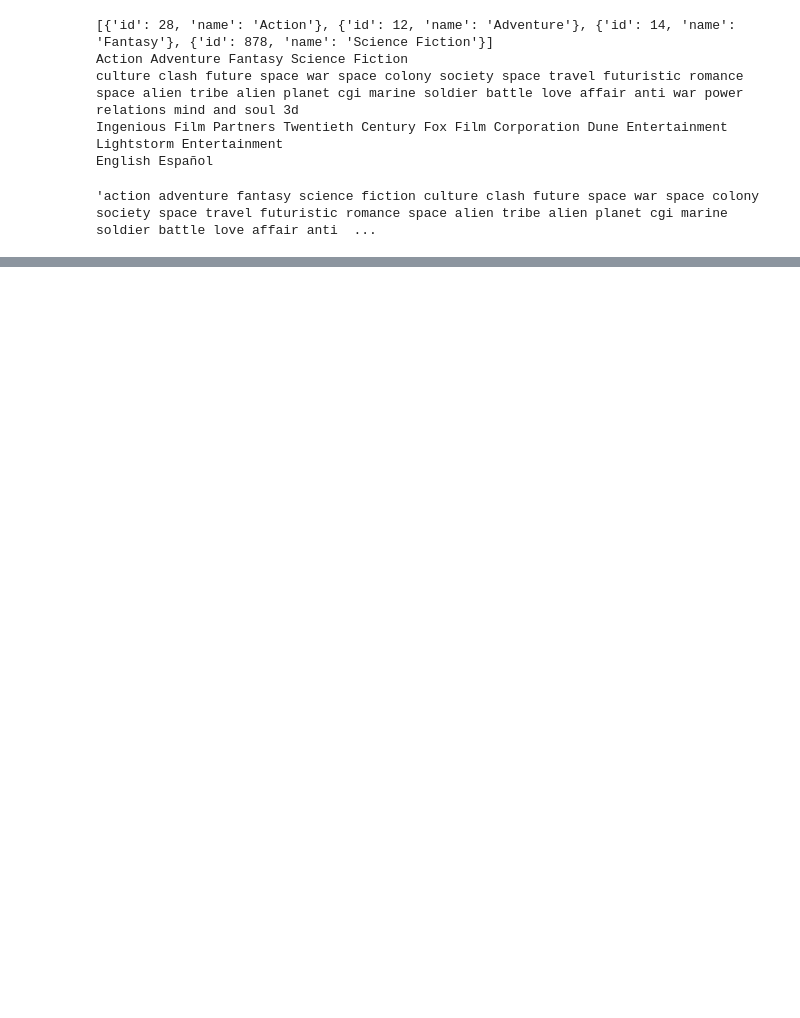
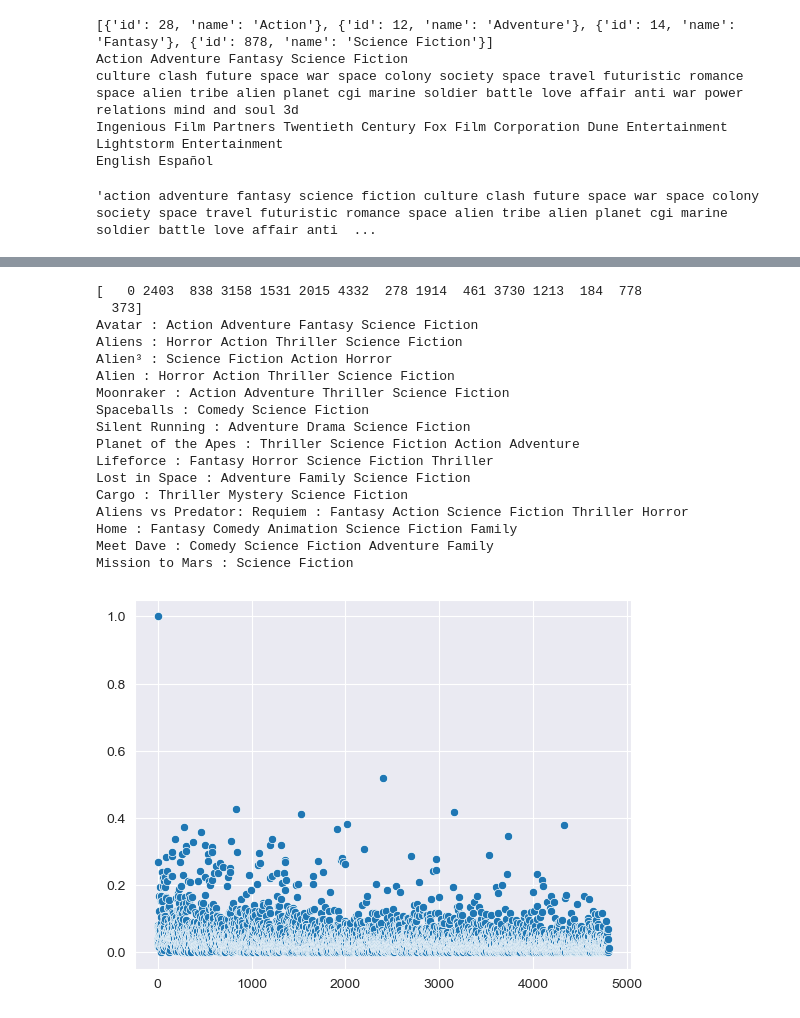
Before and after one commit to adhocmaster/nlp-practice, a Jupyter notebook: classical/movie-recommender-tfidf.ipynb, the cells around one changed output, grey strips where cells are left out. Cells and saved outputs as stored; diff of their text form; code cells hidden in the pictures; blank space fills up the shorter version.

```diff
--- a/classical/movie-recommender-tfidf.ipynb
+++ b/classical/movie-recommender-tfidf.ipynb
@@ -186,0 +254,22 @@ similarMovies = query(df, "Scream 3", vectorizer, vectorInputs, 5)
+# %%
+similarMovies = query(df, "Avatar", vectorizer, vectorInputs, 15)
+printMovieInfo(similarMovies)
+# %% [output]
+[   0 2403  838 3158 1531 2015 4332  278 1914  461 3730 1213  184  778
+  373]
+Avatar : Action Adventure Fantasy Science Fiction
+Aliens : Horror Action Thriller Science Fiction
+Alien³ : Science Fiction Action Horror
+Alien : Horror Action Thriller Science Fiction
+Moonraker : Action Adventure Thriller Science Fiction
+Spaceballs : Comedy Science Fiction
+Silent Running : Adventure Drama Science Fiction
+Planet of the Apes : Thriller Science Fiction Action Adventure
+Lifeforce : Fantasy Horror Science Fiction Thriller
+Lost in Space : Adventure Family Science Fiction
+Cargo : Thriller Mystery Science Fiction
+Aliens vs Predator: Requiem : Fantasy Action Science Fiction Thriller Horror
+Home : Fantasy Comedy Animation Science Fiction Family
+Meet Dave : Comedy Science Fiction Adventure Family
+Mission to Mars : Science Fiction
+[figure, added]
```
Also changed, not shown: parts of 8 cells of this notebook.
